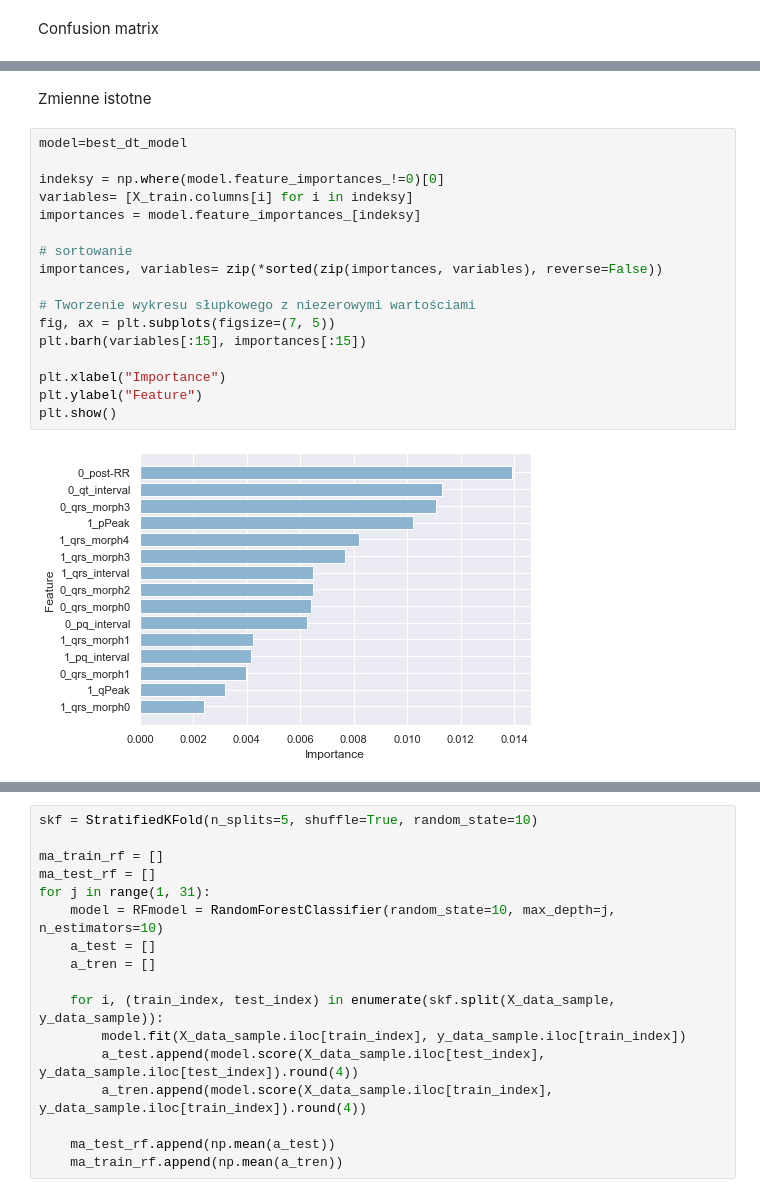
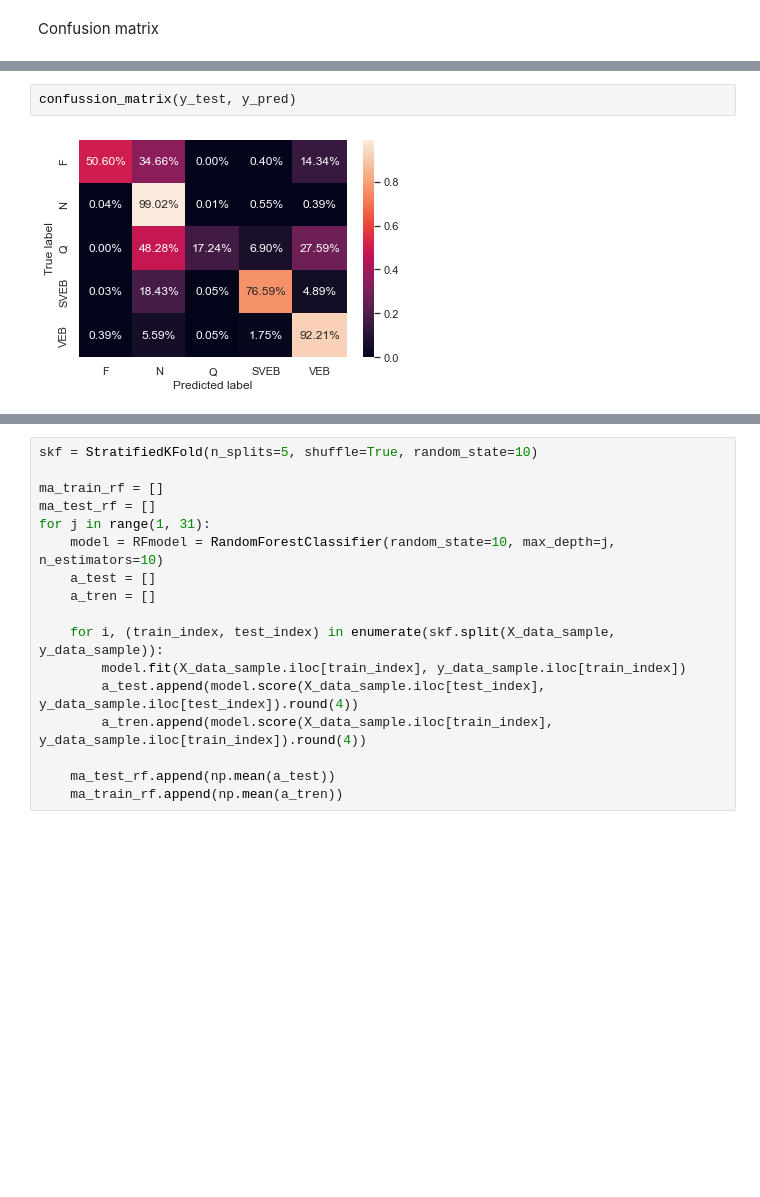
Before and after one commit to a-smaruj/ML_Project_Arrhythmia_Classification, a Jupyter notebook: main.ipynb, the cells around one changed output, grey strips where cells are left out. Saved outputs shown, nothing was run; the diff lists cells and outputs as text; blank space fills up the shorter version.

```diff
--- a/main.ipynb
+++ b/main.ipynb
@@ -627,21 +530,4 @@ plt.ylabel("True label");
-# %% [markdown]
-Zmienne istotne
-# %%
-model=best_dt_model
-
-indeksy = np.where(model.feature_importances_!=0)[0]
-variables= [X_train.columns[i] for i in indeksy]
-importances = model.feature_importances_[indeksy]
-
-# sortowanie
-importances, variables= zip(*sorted(zip(importances, variables), reverse=False))
-
-# Tworzenie wykresu słupkowego z niezerowymi wartościami
-fig, ax = plt.subplots(figsize=(7, 5))
-plt.barh(variables[:15], importances[:15])
-
-plt.xlabel("Importance")
-plt.ylabel("Feature")
-plt.show()
-# %% [output]
-[figure, removed]
+# %%
+confussion_matrix(y_test, y_pred)
+# %% [output]
+[figure, added]
```
Also changed, not shown: parts of 94 cells of this notebook, 1 other file.
